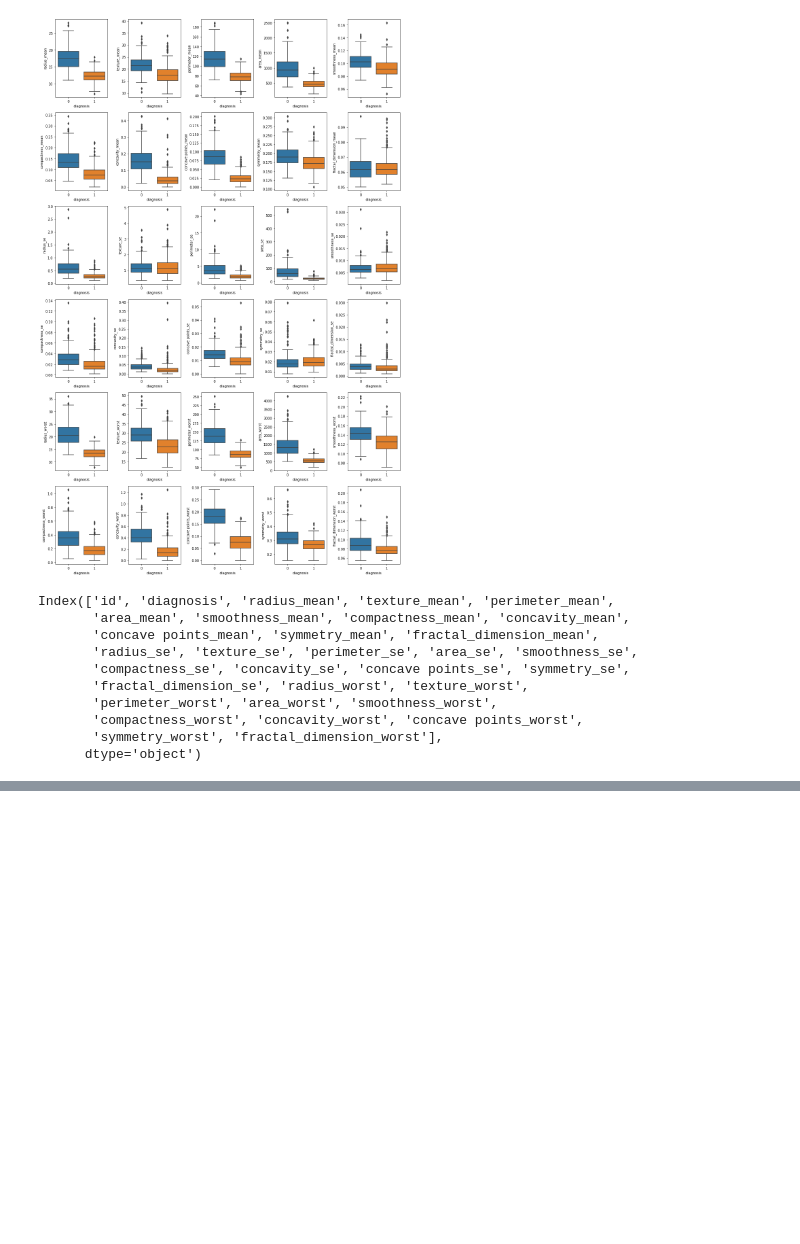
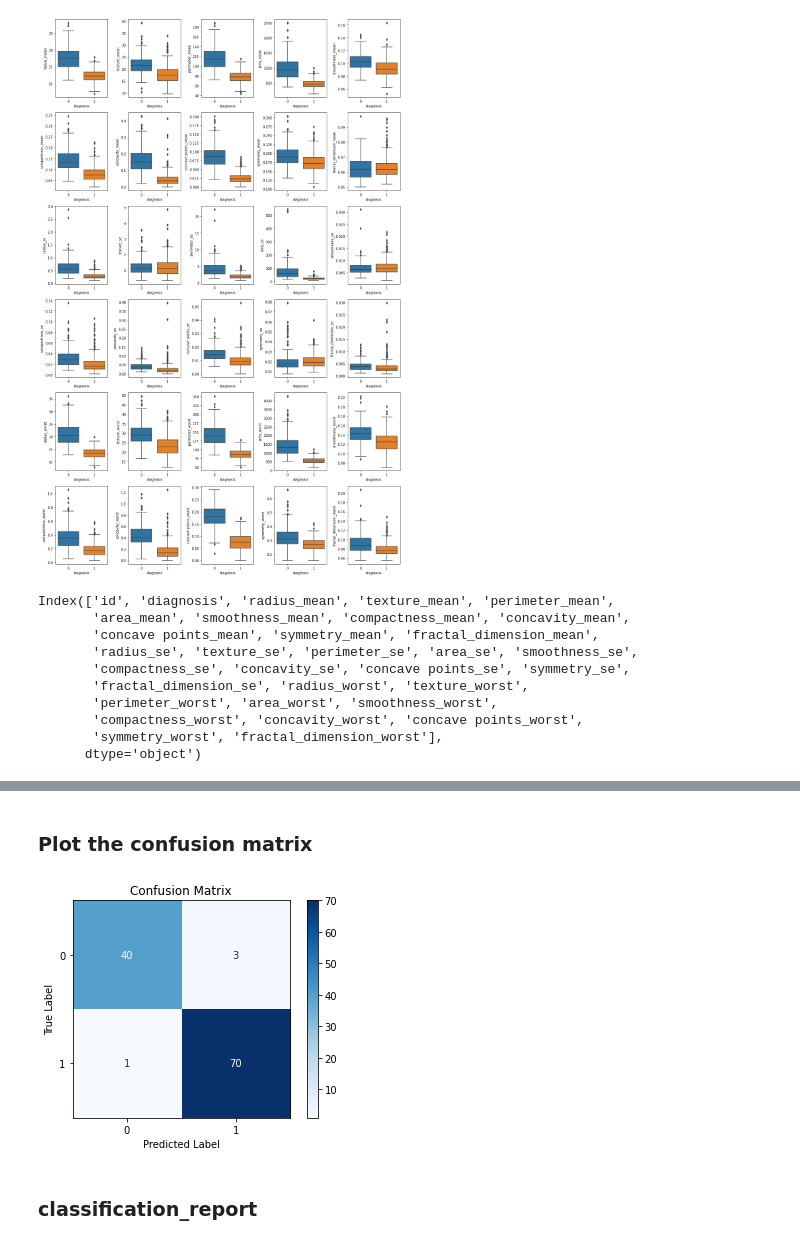
Before and after one commit to yasinahmadpoor/Breast_Cancer_Wisconsin_DataSet, a Jupyter notebook: Breast_Cancer_Wisconsin_DataSet.ipynb, the cells around one changed output, grey strips where cells are left out. Drawn from its saved outputs; the diff is of its cells as text; code cells hidden in the pictures; blank space fills up the shorter version.

```diff
--- a/Breast_Cancer_Wisconsin_DataSet.ipynb
+++ b/Breast_Cancer_Wisconsin_DataSet.ipynb
@@ -165,0 +173,5 @@ plot_feature('radius_mean', 'area_worst')
+# %%
+X = data.drop(['diagnosis', 'id'], axis=1)
+y = data['diagnosis']
+
+X_train, X_test, y_train, y_test = train_test_split(X, y, test_size=0.2, random_state=42)
@@ -165,0 +180,4 @@ plot_feature('radius_mean', 'area_worst')
+# %%
+xgbr = XGBClassifier()
+xgbr.fit(X_train, y_train)
+y_pred = xgbr.predict(X_test)
@@ -165,0 +192,12 @@ plot_feature('radius_mean', 'area_worst')
+# %% [markdown]
+### Plot the confusion matrix
+# %%
+matrix = plot_confusion_matrix(xgbr, X_test, y_test, cmap=plt.cm.Blues)
+matrix.ax_.set_title('Confusion Matrix')
+plt.xlabel('Predicted Label')
+plt.ylabel('True Label')
+plt.show()
+# %% [output]
+[figure, added]
+# %% [markdown]
+### classification_report
```
Also changed, not shown: parts of 12 cells of this notebook.
